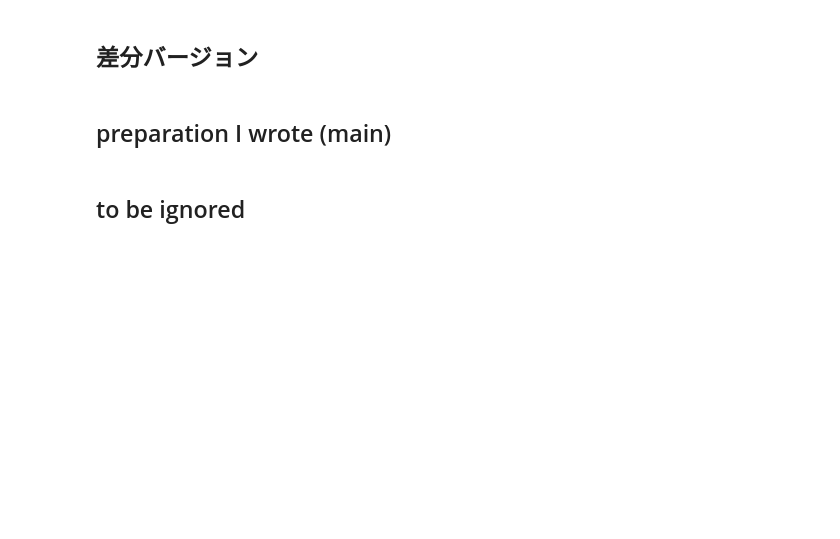
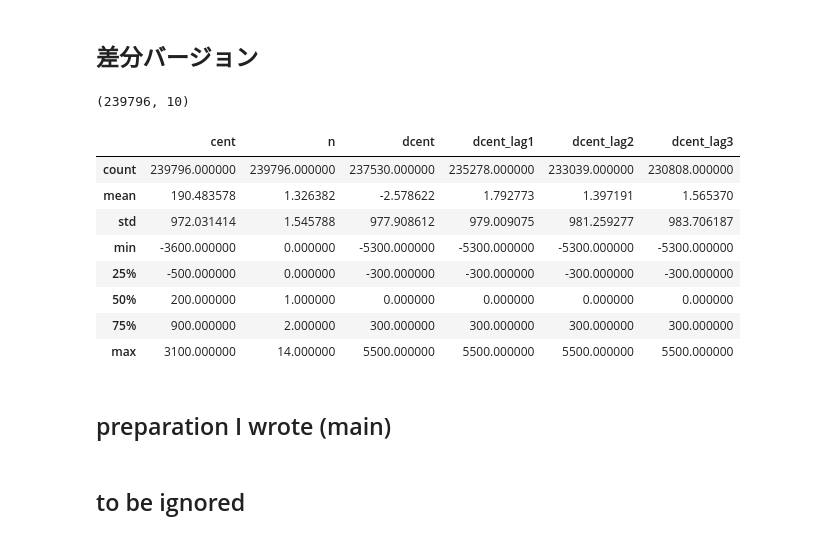
Before and after one commit to unagiinu2k/deepjazz_in_a_file, a Jupyter notebook: rnn_bach.ipynb, the cells around one changed output. Cells and saved outputs as stored; diff of their text form; code cells hidden in the pictures; blank space fills up the shorter version.

```diff
--- a/rnn_bach.ipynb
+++ b/rnn_bach.ipynb
@@ -40,3 +34,30 @@ reload(score2df)
 # %% [markdown]
 ## 差分バージョン
+# %%
+from music21 import converter, instrument, note, chord
+#notes_list = []
+#note_set = set()
+df_scores = pd.DataFrame()
+for file in glob.glob("chorales/midi/*.mid"):
+    df_score = score2df(file)
+
+    df_score = add_lags(df_score)
+    df_score = df_score.assign(file = file)
+    df_scores = df_scores.append(df_score , ignore_index = True )
+# %%
+df_scores.shape
+# %% [output]
+(239796, 10)
+# %%
+df_scores.describe()
+# %% [output]
+|  | cent | n | dcent | dcent_lag1 | dcent_lag2 | dcent_lag3 |
+| count | 239796.000000 | 239796.000000 | 237530.000000 | 235278.000000 | 233039.000000 | 230808.000000 |
+| mean | 190.483578 | 1.326382 | -2.578622 | 1.792773 | 1.397191 | 1.565370 |
+| std | 972.031414 | 1.545788 | 977.908612 | 979.009075 | 981.259277 | 983.706187 |
+| min | -3600.000000 | 0.000000 | -5300.000000 | -5300.000000 | -5300.000000 | -5300.000000 |
+| 25% | -500.000000 | 0.000000 | -300.000000 | -300.000000 | -300.000000 | -300.000000 |
+| 50% | 200.000000 | 1.000000 | 0.000000 | 0.000000 | 0.000000 | 0.000000 |
+| 75% | 900.000000 | 2.000000 | 300.000000 | 300.000000 | 300.000000 | 300.000000 |
+| max | 3100.000000 | 14.000000 | 5500.000000 | 5500.000000 | 5500.000000 | 5500.000000 |
 # %%
```
Also changed, not shown: parts of 5 cells of this notebook, 1 other file.
